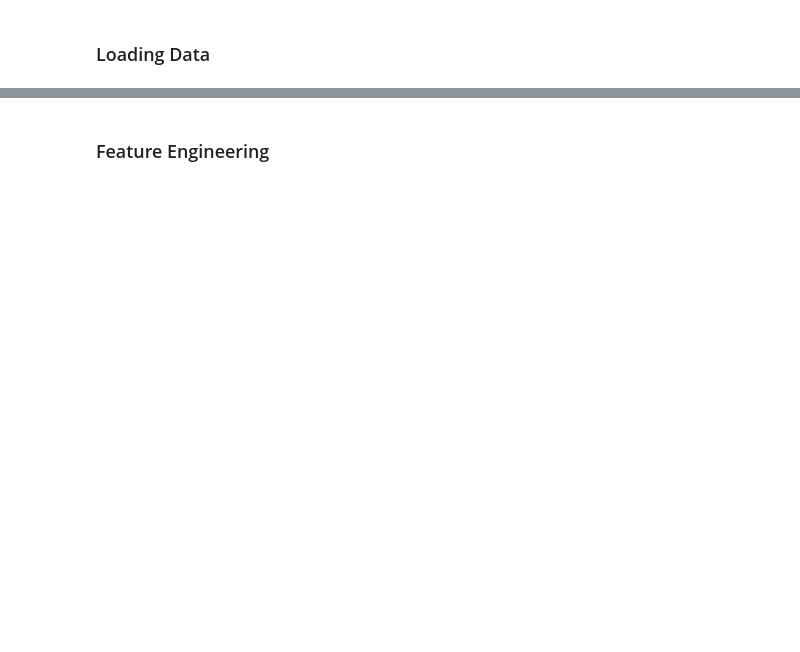
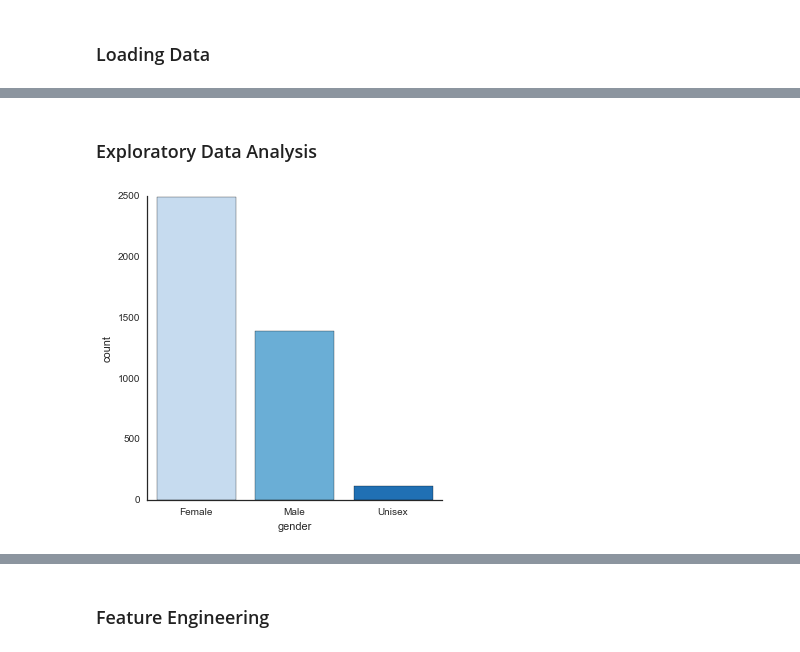
Before and after one commit to jthang/MachineLearningLab, a Jupyter notebook: pdt/lab_pdt.ipynb, the cells around one changed output, grey strips where cells are left out. Saved outputs shown, nothing was run; the diff lists cells and outputs as text; code cells hidden in the pictures; blank space fills up the shorter version.

Commit message:
added visualization

```diff
--- a/pdt/lab_pdt.ipynb
+++ b/pdt/lab_pdt.ipynb
@@ -5,7 +5,7 @@ import numpy as np
 import matplotlib.pyplot as plt
 import seaborn as sns
 sns.set(style="white")
-plt.rc("figure", figsize=(10, 6))
+# plt.rc("figure", figsize=(10, 6))
 np.set_printoptions(precision=4)
 # %% [markdown]
 ### Loading Data
@@ -21,0 +103,6 @@ df.ix[:,11:20].head()
+# %% [markdown]
+### Exploratory Data Analysis
+# %%
+sns.factorplot("gender", data=df, palette="Blues");
+# %% [output]
+[figure, added]
```
Also changed, not shown: parts of 41 cells of this notebook.
